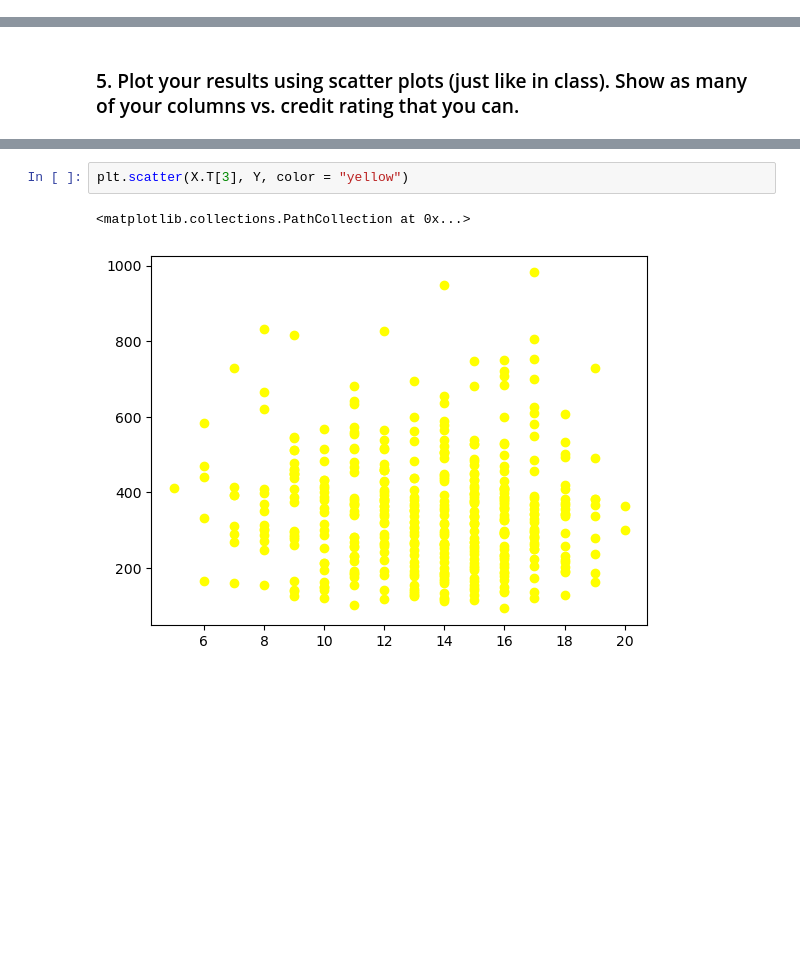
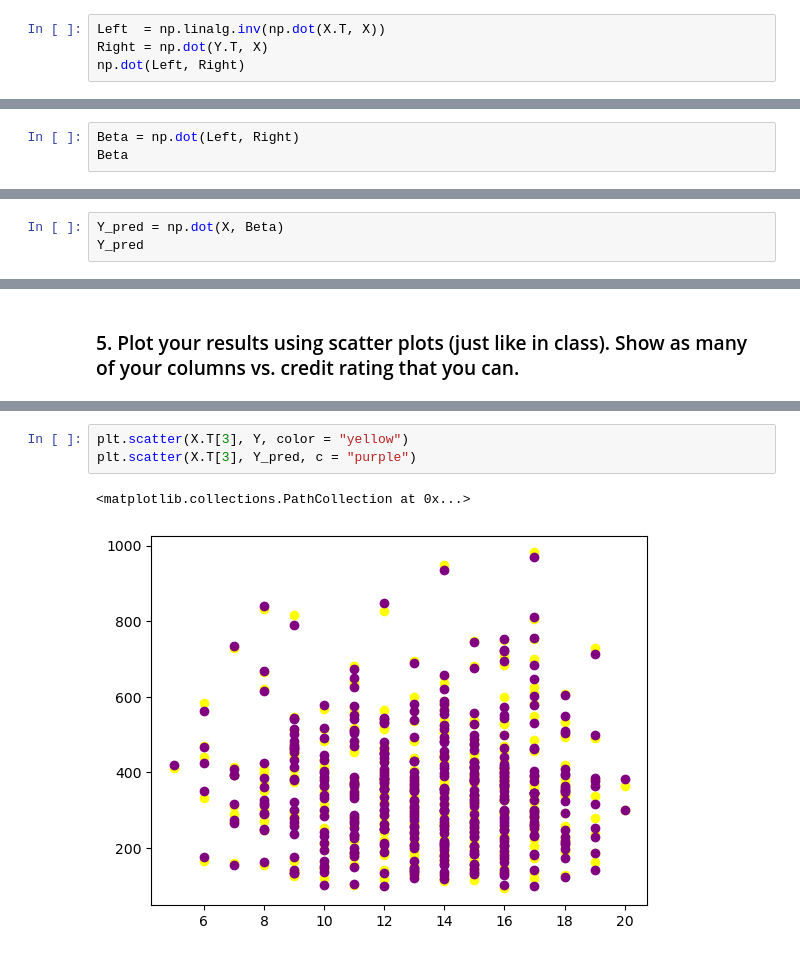
Before and after one commit to VECKT-0R/mlnn_personal, a Jupyter notebook: SU23 Week 3/asnmt_bowman.ipynb, the cells around one changed output, grey strips where cells are left out. Drawn from its saved outputs; the diff is of its cells as text; blank space fills up the shorter version.

```diff
--- a/SU23 Week 3/asnmt_bowman.ipynb
+++ b/SU23 Week 3/asnmt_bowman.ipynb
@@ -145,3 +150,7 @@ Y
 398    192
 399    415
 Name: Rating, Length: 400, dtype: int64
+# %%
+Left  = np.linalg.inv(np.dot(X.T, X))
+Right = np.dot(Y.T, X)
+np.dot(Left, Right)
@@ -147,0 +160,3 @@ Name: Rating, Length: 400, dtype: int64
+# %%
+Beta = np.dot(Left, Right)
+Beta
@@ -147,0 +166,3 @@ Name: Rating, Length: 400, dtype: int64
+# %%
+Y_pred = np.dot(X, Beta)
+Y_pred
@@ -165,5 +207,6 @@ plt.scatter(X.T[2], Y, color = "green")
 # %%
 plt.scatter(X.T[3], Y, color = "yellow")
+plt.scatter(X.T[3], Y_pred, c = "purple")
 # %% [output]
 <matplotlib.collections.PathCollection at 0x...>
-[figure, old version]
+[figure, new version]
```
Also changed, not shown: parts of 18 cells of this notebook, 1 other file.
